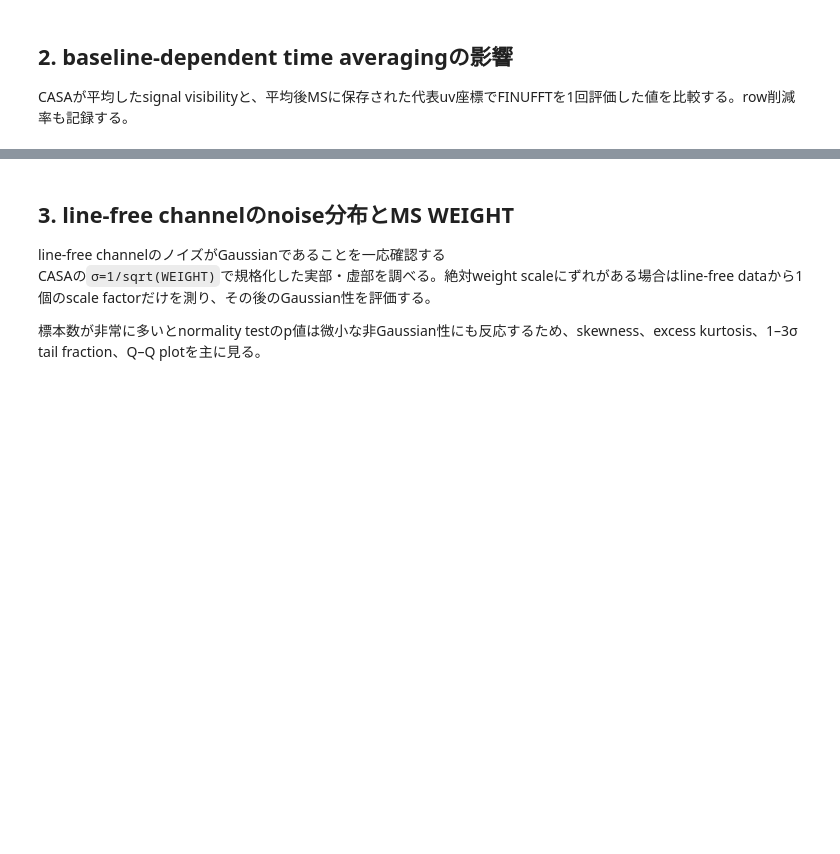
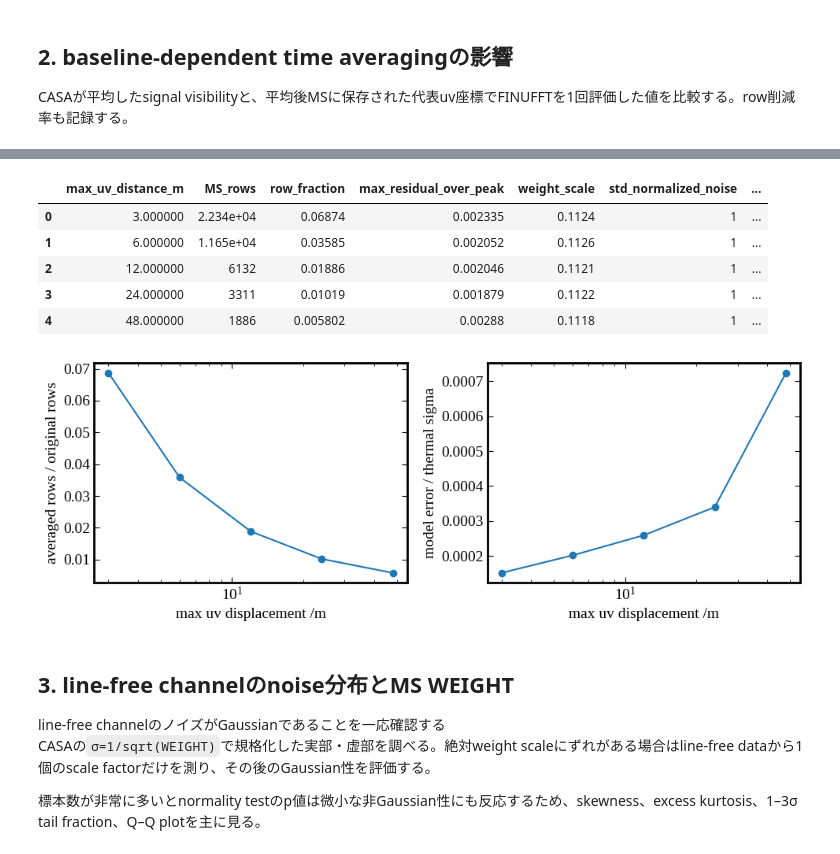
Before and after one commit to tjtakys/glint, a Jupyter notebook: examples/test_imaging/test_visibility_processing.ipynb, the cells around one changed output, grey strips where cells are left out. Saved outputs shown, nothing was run; the diff lists cells and outputs as text; code cells hidden in the pictures; blank space fills up the shorter version.

```diff
--- a/examples/test_imaging/test_visibility_processing.ipynb
+++ b/examples/test_imaging/test_visibility_processing.ipynb
@@ -368,6 +370,7 @@ base_rows = uv_signal['uvw_m'].shape[1]
 time_average_rows = []
 averaged_products = {}
 
+# mstransformで時間平均
 for max_uv_m in MAX_UV_DISTANCES_M:
     tag = f'{max_uv_m:g}m'
     signal_avg_ms = WORK / f'signal_avg_{tag}.ms'
@@ -375,30 +378,17 @@ for max_uv_m in MAX_UV_DISTANCES_M:
     average_ms(SIGNAL_MS, signal_avg_ms, max_uv_m)
     average_ms(NOISY_MS, noisy_avg_ms, max_uv_m)
 
-    uv_avg = load_uv(signal_avg_ms)
-    model_avg, avg_observation = model_visibilities(casa_cube, uv_avg)
+    uv_avg = load_uv(signal_avg_ms) # 時間平均したMSのUV情報をロード
+    model_avg, avg_observation = model_visibilities(casa_cube, uv_avg) # model_avgは、真のsky modelを時間平均したUVで観測した場合のvisibility、avg_observationは、時間平均したMSの観測値（data/sigma/flag）を含むUVContext
     data_avg = avg_observation.data
-    delta = data_avg - model_avg
+    delta = data_avg - model_avg # uv_avgのデータだが、build_uv_observationでflagとか考慮してる
     nrows = uv_avg['uvw_m'].shape[1]
     time_average_rows.append({
         'max_uv_distance_m': max_uv_m,
         'MS_rows': nrows,
         'row_fraction': nrows / base_rows,
-        'relative_RMS_signal': relative_rms(delta, data_avg),
         'max_residual_over_peak': np.max(np.abs(delta)) / np.max(np.abs(data_avg)),
     })
     averaged_products[max_uv_m] = (signal_avg_ms, noisy_avg_ms)
 
 time_average_table = pd.DataFrame(time_average_rows)
-display(time_average_table.style.format({
-    'row_fraction': '{:.3f}', 'relative_RMS_signal': '{:.3e}',
-    'max_residual_over_peak': '{:.3e}',
-}))
-
-fig, ax = plt.subplots(1, 2, figsize=(10, 3.7))
-ax[0].plot(time_average_table.max_uv_distance_m, time_average_table.row_fraction, 'o-')
-ax[0].set(xlabel='max uv displacement [m]', ylabel='averaged rows / original rows', xscale='log')
-ax[1].plot(time_average_table.max_uv_distance_m, time_average_table.relative_RMS_signal, 'o-', label='RMS / signal RMS')
-ax[1].plot(time_average_table.max_uv_distance_m, time_average_table.max_residual_over_peak, 's--', label='max / peak')
-ax[1].set(xlabel='max uv displacement [m]', ylabel='fractional visibility error', xscale='log', yscale='log')
-ax[1].legend(); plt.tight_layout(); plt.show()
@@ -413,3 +405,48 @@ ax[1].legend(); plt.tight_layout(); plt.show()
+# %%
+noise_rows = []
+for max_uv_m, (signal_avg_ms, noisy_avg_ms) in averaged_products.items():
+    us = load_uv(signal_avg_ms)
+    un = load_uv(noisy_avg_ms)
+    valid = ~(us['flag'] | un['flag'])
+    lf = np.zeros_like(valid); lf[LINE_FREE] = valid[LINE_FREE]
+    noise = (un['data'] - us['data'])[lf]
+    sigma = un['sigma'][lf]
+    scale = np.sqrt(np.mean(np.abs(noise / sigma)**2) / 2.0)
+    summary = noise_gaussianity_summary(noise / (sigma * scale))
+
+    model, avg_signal_observation = model_visibilities(casa_cube, us)
+    signal = avg_signal_observation.data
+    model_error = signal - model
+    sigma_all = flatten_like(avg_signal_observation, un['sigma']) * scale
+    noise_rows.append({
+        'max_uv_distance_m': max_uv_m,
+        'weight_scale': scale,
+        'std_normalized_noise': 0.5 * (summary['std Re/sigma'] + summary['std Im/sigma']),
+        'skewness': summary['skewness'],
+        'excess_kurtosis': summary['excess kurtosis'],
+        'tail_|z|>3': summary['fraction |z| > 3'],
+        'RMS_model_error_over_sigma': np.sqrt(np.mean(np.abs(model_error / sigma_all)**2) / 2.0),
+    })
+
+noise_average_table = pd.DataFrame(noise_rows)
+combined_table = time_average_table.merge(noise_average_table, on='max_uv_distance_m')
+display(combined_table.style.format({c: '{:.4g}' for c in combined_table.columns if c != 'max_uv_distance_m'}))
+
+# row削減率とthermal sigma基準の誤差
+fig, ax = plt.subplots(1, 2, figsize=(10, 3.7))
+ax[0].plot(time_average_table.max_uv_distance_m, time_average_table.row_fraction, 'o-')
+ax[0].set(xlabel='max uv displacement /m', ylabel='averaged rows / original rows', xscale='log')
+ax[1].plot(noise_average_table.max_uv_distance_m, noise_average_table.RMS_model_error_over_sigma, 'o-')
+ax[1].set(xlabel='max uv displacement /m', ylabel='model error / thermal sigma', xscale='log')
+ax[1].legend(); plt.tight_layout(); plt.show()
+# %% [output]
+|  | max_uv_distance_m | MS_rows | row_fraction | max_residual_over_peak | weight_scale | std_normalized_noise | ... |
+| 0 | 3.000000 | 2.234e+04 | 0.06874 | 0.002335 | 0.1124 | 1 | ... |
+| 1 | 6.000000 | 1.165e+04 | 0.03585 | 0.002052 | 0.1126 | 1 | ... |
+| 2 | 12.000000 | 6132 | 0.01886 | 0.002046 | 0.1121 | 1 | ... |
+| 3 | 24.000000 | 3311 | 0.01019 | 0.001879 | 0.1122 | 1 | ... |
+| 4 | 48.000000 | 1886 | 0.005802 | 0.00288 | 0.1118 | 1 | ... |
+[figure, added]
 # %% [markdown]
 ## 3. line-free channelのnoise分布とMS WEIGHT
 
```
Also changed, not shown: parts of 24 cells of this notebook.
